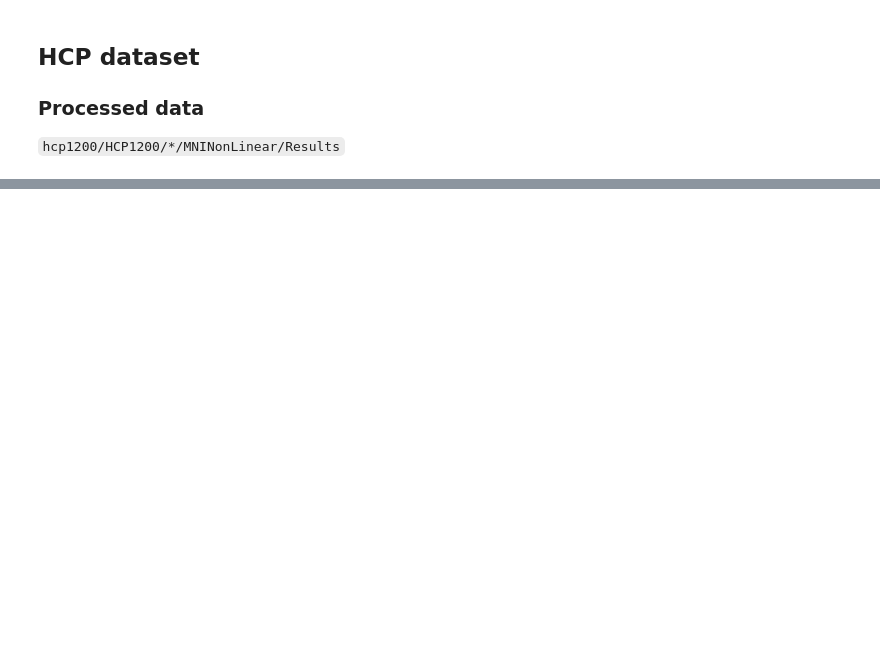
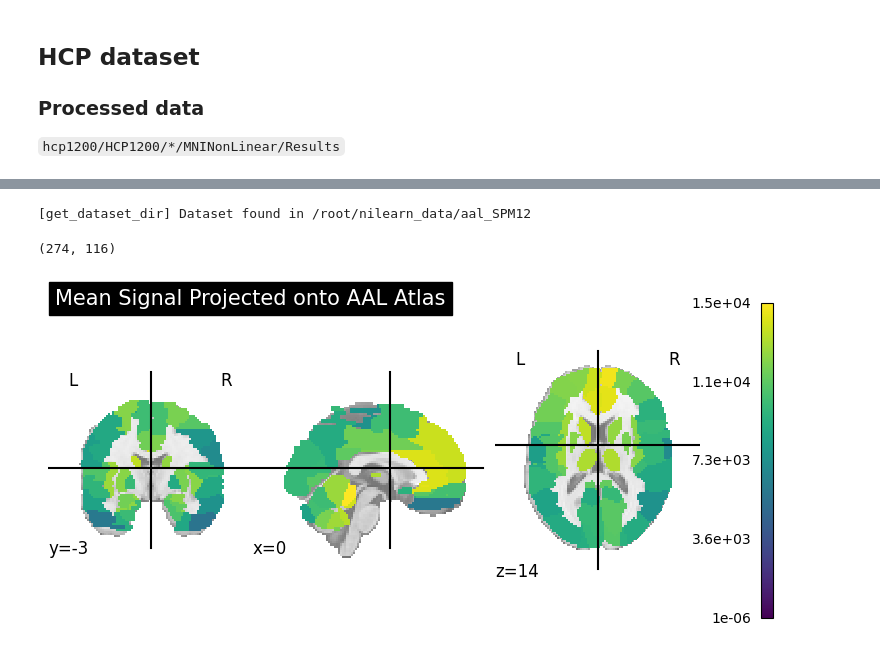
Before and after one commit to Wyw021214/ISP_autism, a Jupyter notebook: functions/data_exploration.ipynb, the cells around one changed output, grey strips where cells are left out. Drawn from its saved outputs; the diff is of its cells as text; code cells hidden in the pictures; blank space fills up the shorter version.

```diff
--- a/functions/data_exploration.ipynb
+++ b/functions/data_exploration.ipynb
@@ -230,0 +263,49 @@ print(f"Extracted time series shape: {hcp_time_series.shape}")
+# %%
+# Load the AAL atlas
+aal_atlas = fetch_atlas_aal()
+aal_template_path = aal_atlas['maps']
+aal_img = nib.load(aal_template_path)
+
+# Resample fMRI data to match AAL atlas spatial resolution
+resampled_fmri_img = image.resample_to_img(fmri_img, aal_img, interpolation='linear', force_resample=True)
+
+# Extract data arrays
+fmri_data = resampled_fmri_img.get_fdata()  # fMRI data array (4D)
+aal_data = aal_img.get_fdata()  # AAL atlas data array (3D)
+unique_labels = np.unique(aal_data)
+unique_labels = unique_labels[unique_labels > 0]  # Exclude background
+
+# Compute mean signal for each AAL region over time
+mean_signal_per_roi = []
+for label in unique_labels:
+    region_mask = aal_data == label  # Create a mask for the current region
+    region_signal = fmri_data[region_mask, :]  # Extract all time series for the region
+    mean_signal = region_signal.mean(axis=0) if region_signal.size > 0 else 0  # Mean over time
+    mean_signal_per_roi.append(mean_signal)
+
+mean_signal_per_roi = np.array(mean_signal_per_roi) #(ROIs x timepoints)
+mean_signal_timepoints_roi = mean_signal_per_roi.T
+mean_signal_timepoints_roi.shape  #(timepoints x ROIs)
+# %% [output]
+[get_dataset_dir] Dataset found in /root/nilearn_data/aal_SPM12
+(274, 116)
+# %%
+mean_signal_across_time = [signal.mean() for signal in mean_signal_per_roi]
+
+projection_data = np.zeros(aal_img.shape)
+
+for label, signal in zip(unique_labels, mean_signal_across_time):
+    projection_data[aal_data == label] = signal
+
+projection_img = image.new_img_like(aal_img, projection_data)
+
+plotting.plot_stat_map(
+    projection_img,
+    title="Mean Signal Projected onto AAL Atlas",
+    display_mode="ortho",
+    cmap="viridis",
+    colorbar=True,
+)
+plotting.show()
+# %% [output]
+[figure, added]
```
Also changed, not shown: parts of 16 cells of this notebook.
